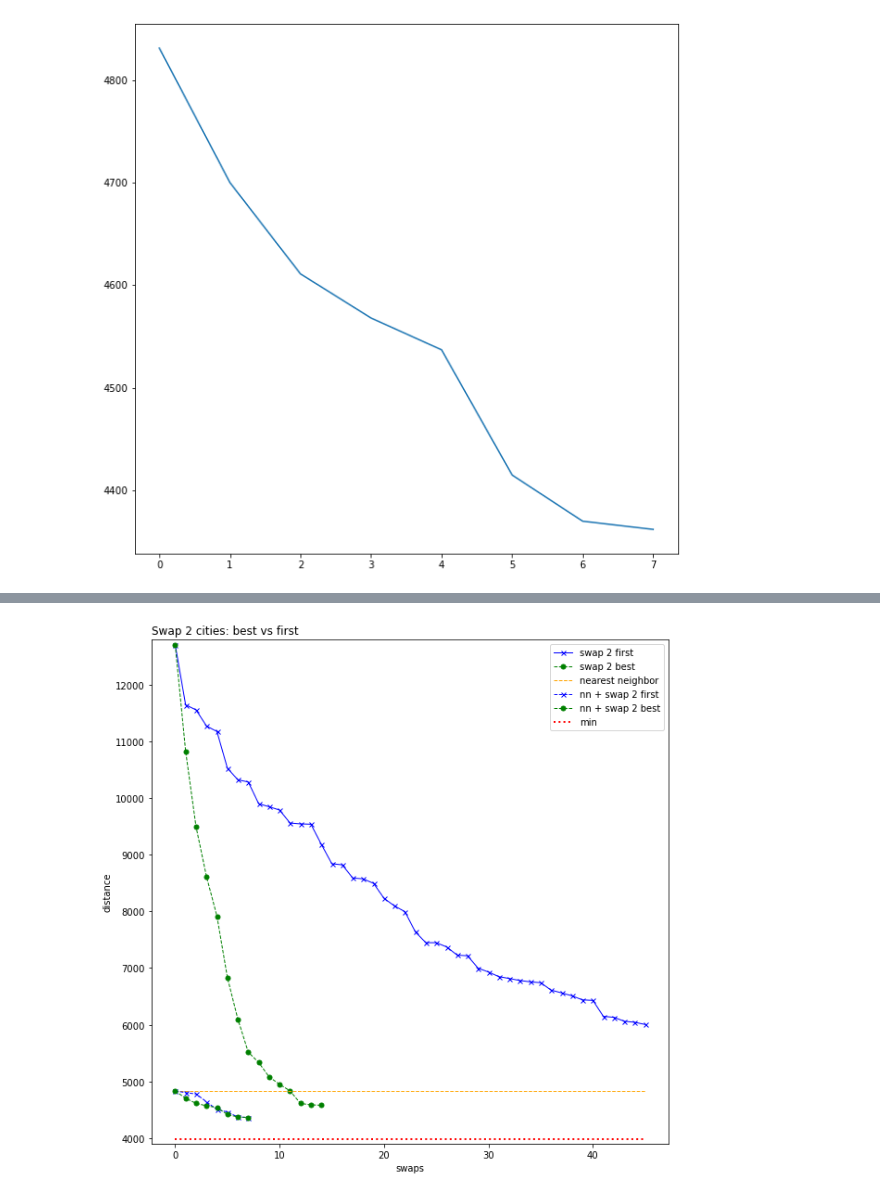
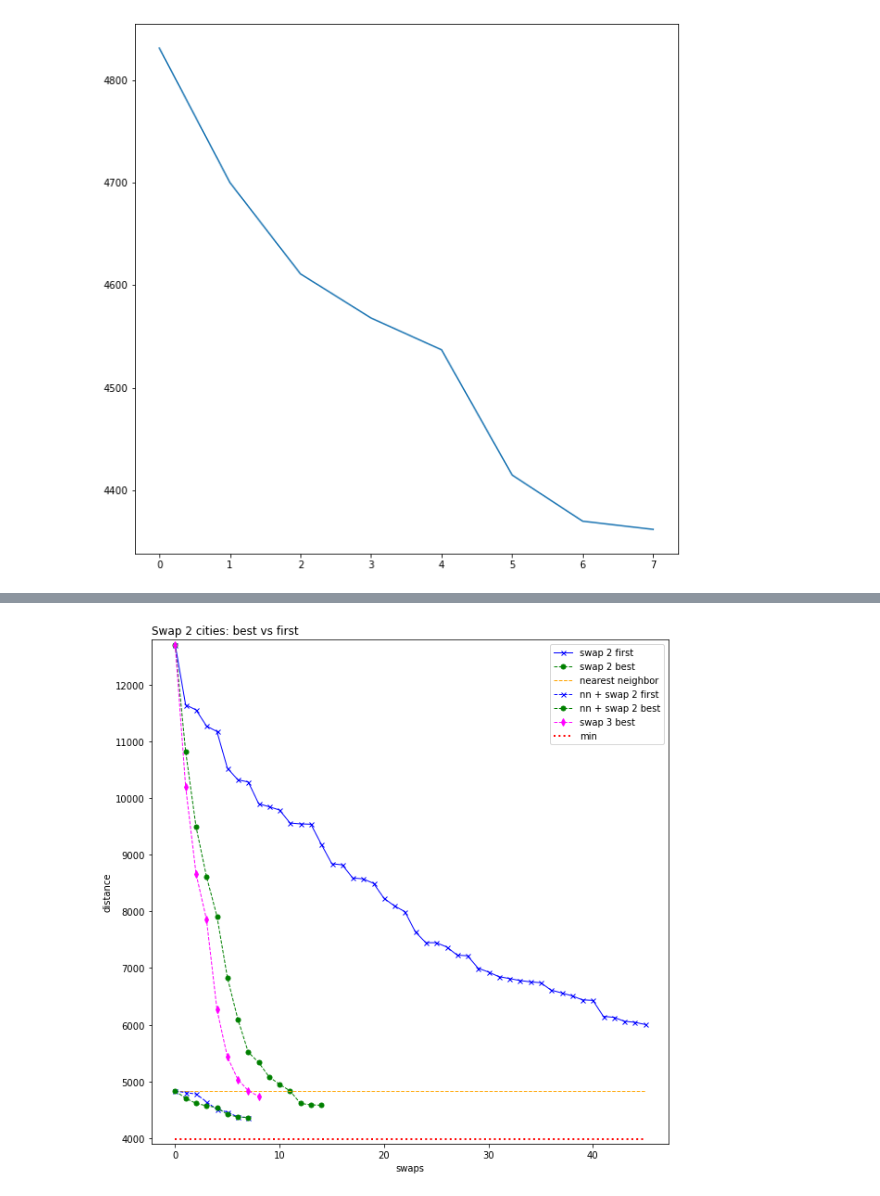
Before and after one commit to ysereda/Traveling_Salesman, a Jupyter notebook: Traveling_Salesman.ipynb, the cells around one changed output, grey strips where cells are left out. Drawn from its saved outputs; the diff is of its cells as text; code cells hidden in the pictures.

Commit message:
swap3best

```diff
--- a/Traveling_Salesman.ipynb
+++ b/Traveling_Salesman.ipynb
@@ -414,15 +487,3 @@ Verification is successful:
 r = [0, 18, 14, 12, 7, 8, 15, 4, 21, 2, 10, 9, 17, 6, 3, 1, 11, 16, 13, 19, 20, 5, 0]
 Distance = 4577.1
 [figure]
-# %%
-init(); dm=[d_min]; i=[0]; j=[0]; dr=[0];
-for ii in range(30):
-    swap2best()
-    if dr_min==0: break
-    dm.append(d_min)
-    i.append(i_opt); j.append(j_opt); dr.append(dr_min)
-d_swap2best = dm
-print("d_swap2best =",dm)
-plt.figure(1, figsize=(10,10))
-plt.plot(dm)
-ver(r)
@@ -501,0 +544,10 @@ Distance = 4362.1
+# %%
+init(); dm=[d_min]; i=[0]; j=[0]; k=[0]; dr=[0];
+while swap3best():
+    dm.append(d_min)
+    i.append(i_opt); j.append(j_opt); k.append(k_opt); dr.append(dr_min)
+d_swap3best = dm
+print("d_swap3best =",dm)
+plt.figure(1, figsize=(10,10))
+plt.plot(dm)
+ver(r)
@@ -502,17 +569,18 @@ Distance = 4362.1
 # %%
 plt.figure(1, figsize=(10,10))
 plt.title('Swap 2 cities: best vs first', loc='left')
 plt.plot(d_swap2first, color='blue', marker='x', linestyle='solid', linewidth=1, markersize=5)
 plt.plot(d_swap2best, color='green', marker='o', linestyle='dashed', linewidth=1, markersize=5)
 plt.plot(np.array([d_nn]*len(d_swap2first)), color='orange', linestyle='dashed', linewidth=1)
 plt.plot(d_nn_swap2first, color='blue', marker='x', linestyle='dashed', linewidth=1, markersize=5)
 plt.plot(d_nn_swap2best, color='green', marker='o', linestyle='dashed', linewidth=1, markersize=5)
+plt.plot(d_swap3best, color='magenta', marker='d', linestyle='dashed', linewidth=1, markersize=5)
 plt.plot(np.array([d_minimal]*len(d_swap2first)), color='red', linestyle='dotted', linewidth=2)
 plt.xlabel("swaps")
 plt.ylabel("distance")
 plt.ylim([3900, 12800])
-plt.legend(["swap 2 first", "swap 2 best", "nearest neighbor", "nn + swap 2 first", "nn + swap 2 best", "min"])
+plt.legend(["swap 2 first", "swap 2 best", "nearest neighbor", "nn + swap 2 first", "nn + swap 2 best", "swap 3 best", "min"])
 plt.show()
 # %% [output]
-[figure, old version]
+[figure, new version]
 # %%
```
Also changed, not shown: parts of 6 cells of this notebook.
